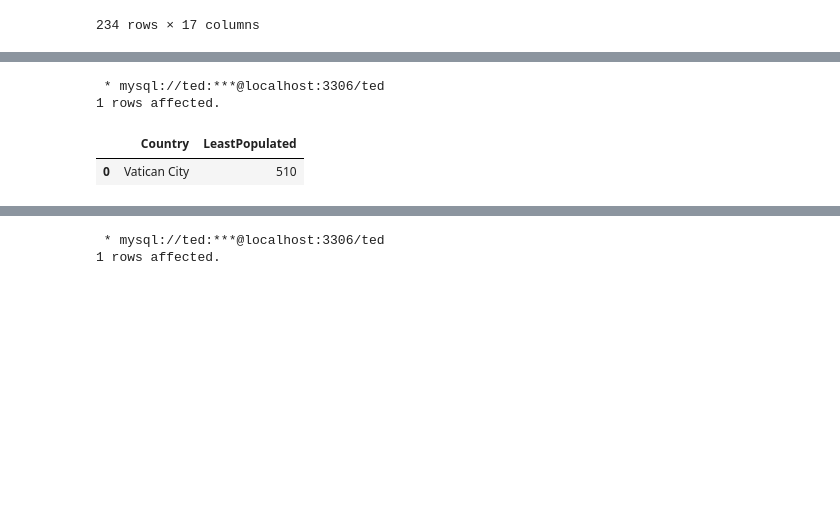
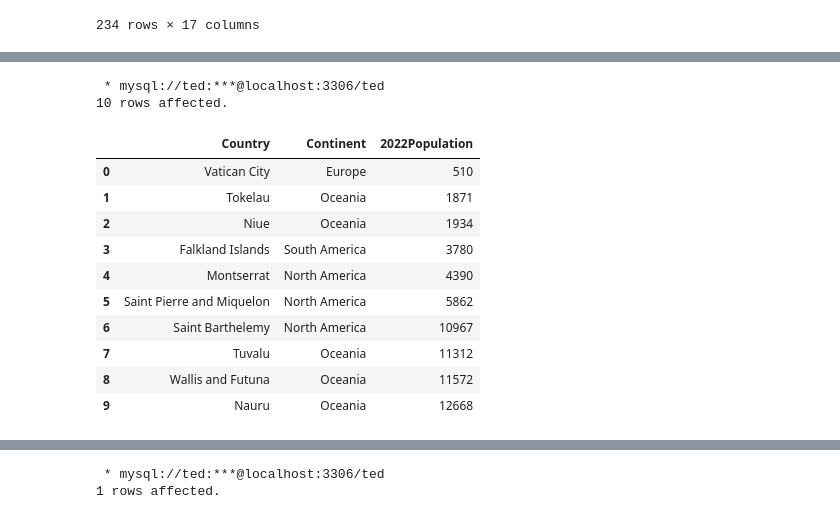
Before and after one commit to Murega14/WorldPopulation, a Jupyter notebook: Worldpopulation.ipynb, the cells around one changed output, grey strips where cells are left out. Drawn from its saved outputs; the diff is of its cells as text; code cells hidden in the pictures; blank space fills up the shorter version.

```diff
--- a/Worldpopulation.ipynb
+++ b/Worldpopulation.ipynb
@@ -101,14 +110,23 @@ SELECT DISTINCT Country, 2022Population AS MostPopulated FROM population
 # %%
 %%sql
-#showing the least populated country
-SELECT DISTINCT Country, 2022Population AS LeastPopulated FROM population
- WHERE 2022Population =
-(SELECT MIN(2022Population) FROM population);
+#showing the 10 least populated countries
+SELECT DISTINCT Country, Continent, 2022Population FROM population
+ORDER BY 2022Population ASC
+LIMIT 10;
 # %% [output]
  * mysql://ted:***@localhost:3306/ted
-1 rows affected.
+10 rows affected.
-|  | Country | LeastPopulated |
-| 0 | Vatican City | 510 |
+|  | Country | Continent | 2022Population |
+| 0 | Vatican City | Europe | 510 |
+| 1 | Tokelau | Oceania | 1871 |
+| 2 | Niue | Oceania | 1934 |
+| 3 | Falkland Islands | South America | 3780 |
+| 4 | Montserrat | North America | 4390 |
+| 5 | Saint Pierre and Miquelon | North America | 5862 |
+| 6 | Saint Barthelemy | North America | 10967 |
+| 7 | Tuvalu | Oceania | 11312 |
+| 8 | Wallis and Futuna | Oceania | 11572 |
+| 9 | Nauru | Oceania | 12668 |
 # %%
 %%sql
 #showing the total world population IN 1970
```
Also changed, not shown: parts of 11 cells of this notebook.
